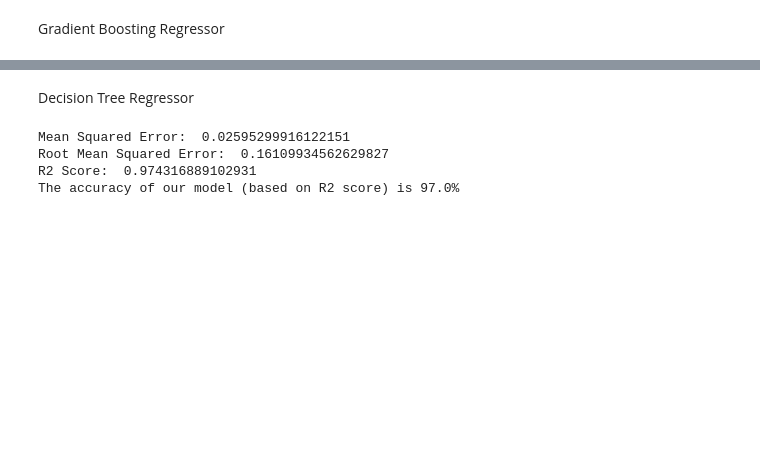
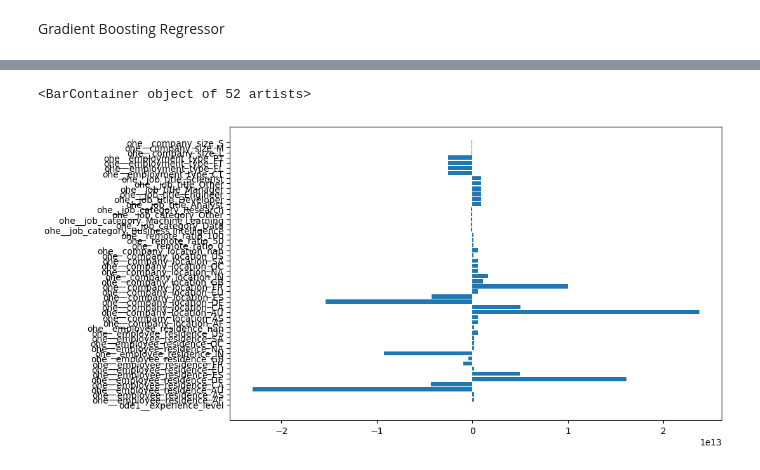
Before and after one commit to bdeanhardt/DIS_ML_Final_Project, a Jupyter notebook: exploration.ipynb, the cells around one changed output, grey strips where cells are left out. Saved outputs shown, nothing was run; the diff lists cells and outputs as text; code cells hidden in the pictures; blank space fills up the shorter version.

```diff
--- a/exploration.ipynb
+++ b/exploration.ipynb
@@ -430,19 +465,6 @@ The accuracy of our model (based on R2 score) is 98.0%
-# %% [markdown]
-Decision Tree Regressor
-# %%
-from sklearn.tree import DecisionTreeRegressor
-
-# Create and train the decision tree regressor
-dt_regressor = DecisionTreeRegressor(max_depth=5, random_state=42)
-dt_regressor.fit(X_train, y_train)
-
-# Make predictions with the trained model
-y_pred_dt = dt_regressor.predict(X_test)
-
-# Calculate the metrics
-calculate_metrics(y_test, y_pred_dt, 0.5)
-# %% [output]
-Mean Squared Error:  0.02595299916122151
-Root Mean Squared Error:  0.16109934562629827
-R2 Score:  0.974316889102931
-The accuracy of our model (based on R2 score) is 97.0%
+# %%
+plt.figure(figsize=(10,6))
+plt.barh(X_train.columns, model.coef_)
+# %% [output]
+<BarContainer object of 52 artists>
+[figure, added]
```
Also changed, not shown: parts of 15 cells of this notebook.
